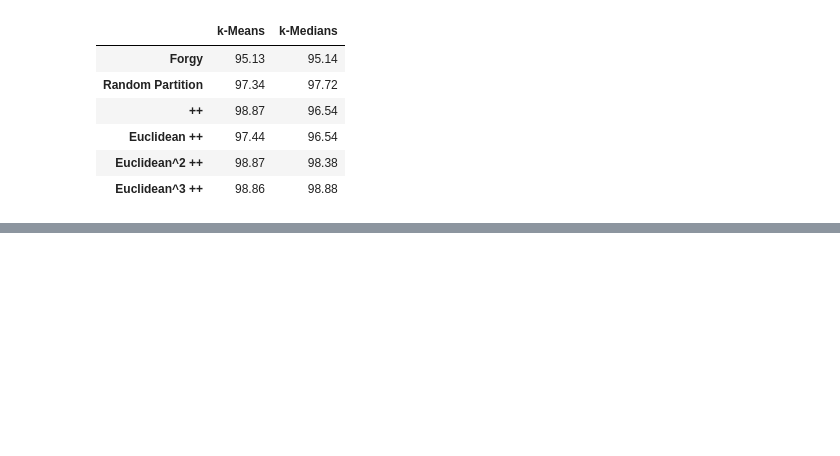
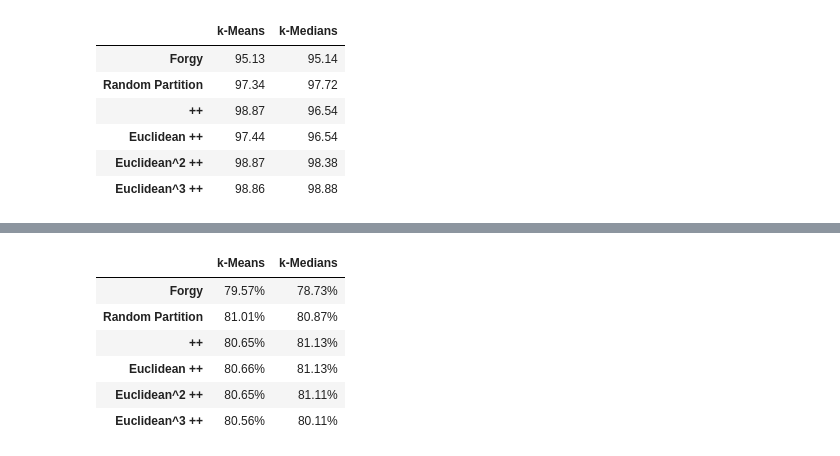
Before and after one commit to KataTech/OTFactorDiscovery, a Jupyter notebook: daniel/Clustering/initialization_study.ipynb, the cells around one changed output, grey strips where cells are left out. Cells and saved outputs as stored; diff of their text form; code cells hidden in the pictures; blank space fills up the shorter version.

```diff
--- a/daniel/Clustering/initialization_study.ipynb
+++ b/daniel/Clustering/initialization_study.ipynb
@@ -66,20 +72,20 @@ for i,init in enumerate(initializations + init_distances):
     for c,cost in enumerate(cost_metrics):
         if init in initializations:
             # Initialize the KGenCenters object
-            kqc = KGenCenters(n_clusters=3, init=init, max_iter=400, random_state=None, verbose=False)
+            kgen = KGenCenters(n_clusters=3, init=init, max_iter=400, random_state=None, verbose=False)
         else:
             # Initialize the KGenCenters object with '++' initialization
-            kqc = KGenCenters(n_clusters=3, init='++', plusplus_dist=init, max_iter=400, random_state=None, verbose=False)
+            kgen = KGenCenters(n_clusters=3, init='++', plusplus_dist=init, max_iter=400, random_state=None, verbose=False)
 
         n_trials = 100
         acc_record = np.empty(n_trials)
         for trial in range(n_trials):
             # Set the random state
-            kqc.random_state = trial
+            kgen.random_state = trial
             # Fit the model
-            kqc.fit(X, cost_metric=cost, tolerance=1e-5, max_steps=100)
+            kgen.fit(X, cost_metric=cost, tolerance=1e-5, max_steps=100)
             # Compute the accuracy
-            acc_record[trial] = kqc.evaluate(y)
+            acc_record[trial] = kgen.evaluate(y)
         # Compute the mean of the accuracies
         accuracies[i,c] = np.mean(acc_record)
         # Compute the success rate
@@ -227,0 +242,8 @@ df_styled
+# %%
+# import the iris dataset
+iris = skds.load_iris()
+iris_X = iris.data
+iris_y = iris.target
+
+# scale the data
+iris_X = skpp.StandardScaler().fit_transform(iris_X)
@@ -227,0 +295,67 @@ df_styled
+# %%
+# Define your labels for the axes
+initializations_labels = ['Forgy', 'Random Partition', '++', 'Euclidean ++', 'Euclidean^2 ++', 'Euclidean^3 ++']
+
+# Convert the numpy arrays to pandas DataFrame
+iris_df = pd.DataFrame(iris_accuracies,
+                  index=initializations_labels,
+                  columns=['k-Means', 'k-Medians'])
+
+# Move decimal two places to the right and round off at the second decimal place
+iris_df = iris_df * 100
+
+# Create a function to apply a serif font
+def apply_font(s):
+    return ['font-family: serif' for v in s]
+
+# Apply the font, add borders and color the cells
+iris_df_styled = iris_df.style.apply(apply_font)
+
+iris_df_styled.set_table_styles([
+    {
+        'selector': 'th',
+        'props': [
+            ('font-family', 'serif'),
+            ('padding', '8px 30px'),  # Increased right and left padding
+            ('text-align', 'center')  # Center the text
+        ]
+    },
+    {
+        'selector': 'td',
+        'props': [
+            ('padding', '8px 30px'),  # Increased right and left padding
+            ('text-align', 'center')  # Center the text
+        ]
+    },
+    {
+        'selector': 'tr:nth-of-type(even)',
+        'props': [
+            ('background', 'white'),
+        ]
+    },
+    {
+        'selector': 'tr:nth-of-type(odd)',
+        'props': [
+            ('background', 'white'),
+        ]
+    }
+], overwrite=False)  # Do not overwrite previous styles
+
+# Create a custom colormap
+cmap = colors.LinearSegmentedColormap.from_list("mycmap", ["white", "plum"])
+
+# Apply background gradient
+iris_df_styled.background_gradient(cmap=cmap, axis=None, vmax=100*max(iris_accuracies.flatten()))
+
+# Set precision to two decimal places and add percent sign
+iris_df_styled.format("{:.2f}%")
+
+iris_df_styled
+# %% [output]
+|  | k-Means | k-Medians |
+| Forgy | 79.57% | 78.73% |
+| Random Partition | 81.01% | 80.87% |
+| ++ | 80.65% | 81.13% |
+| Euclidean ++ | 80.66% | 81.13% |
+| Euclidean^2 ++ | 80.65% | 81.11% |
+| Euclidean^3 ++ | 80.56% | 80.11% |
```
Also changed, not shown: parts of 41 cells of this notebook, 21 other files.
